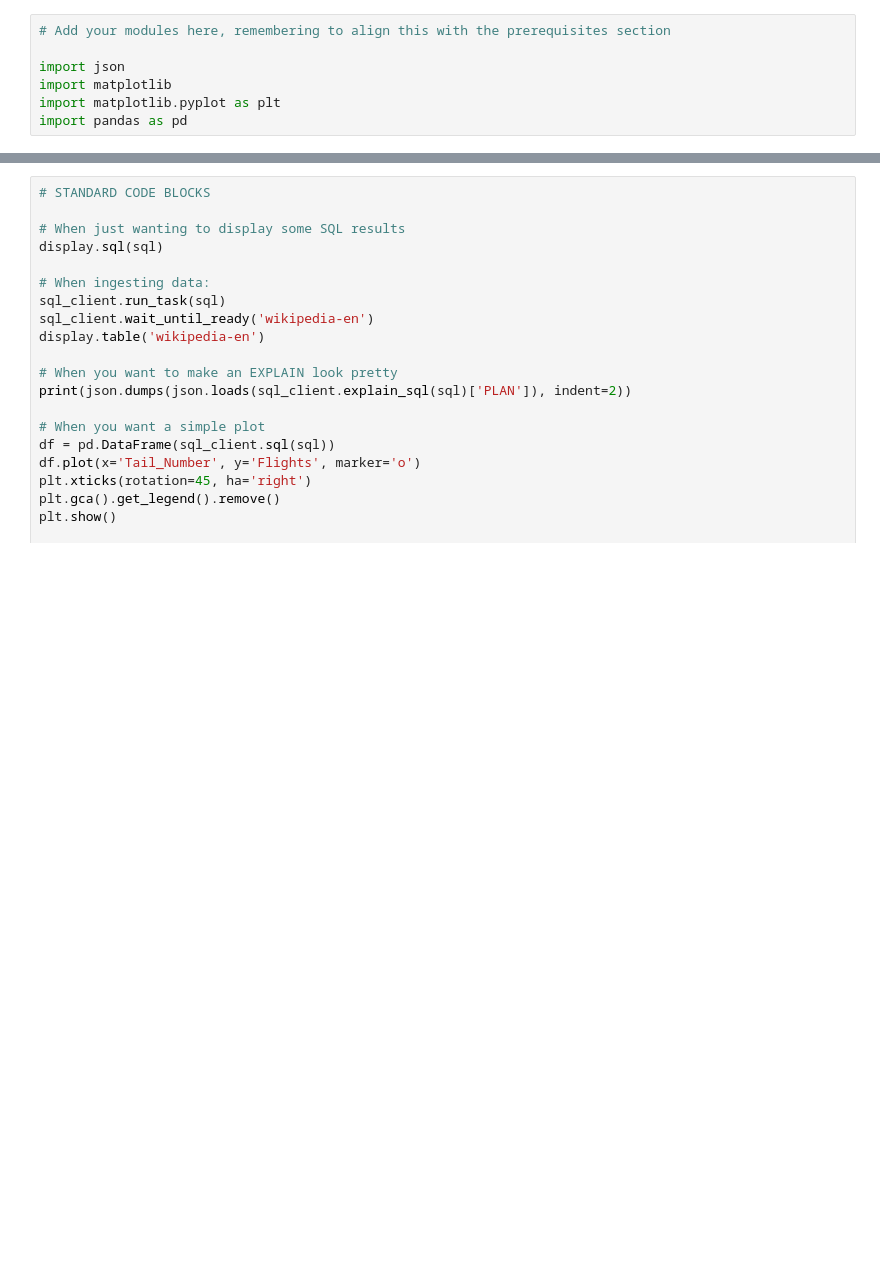
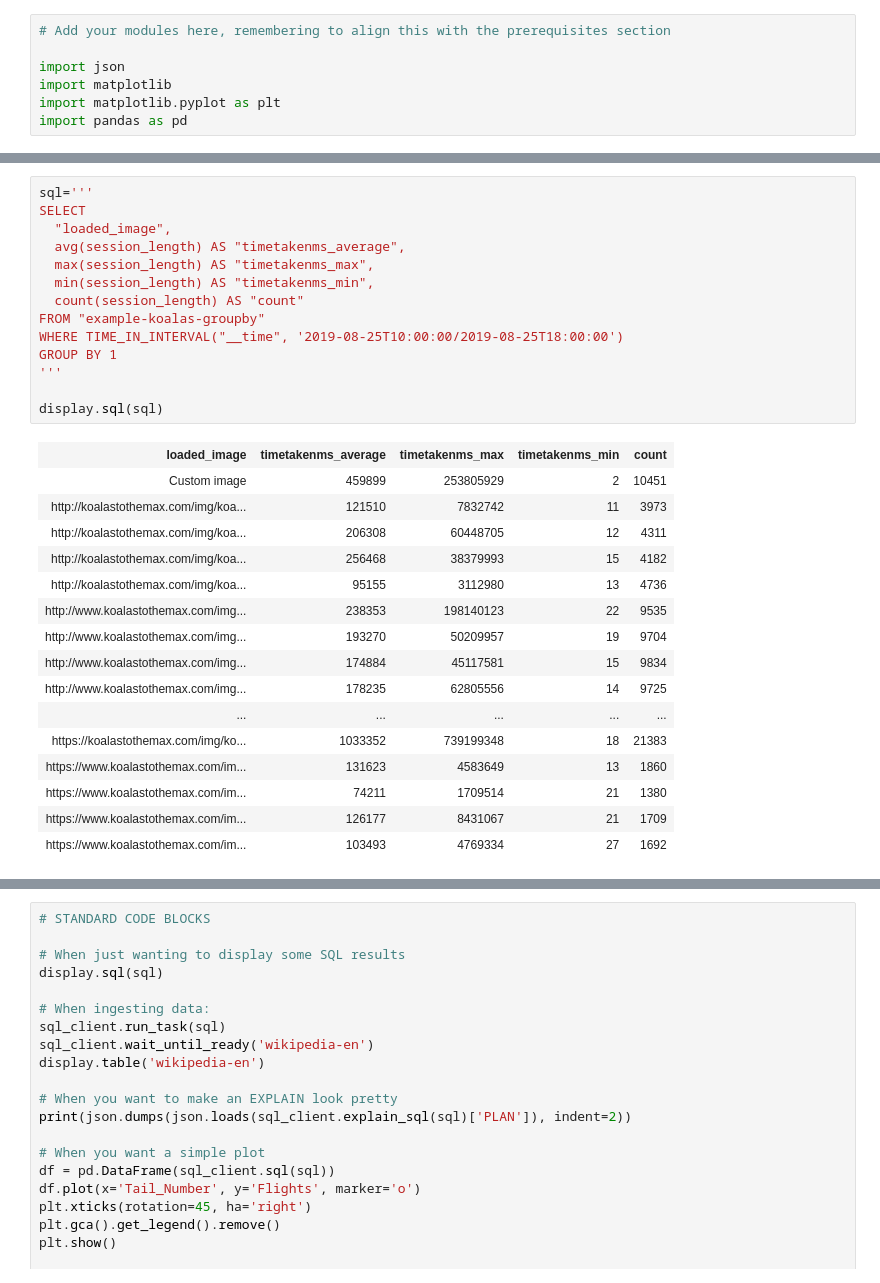
Before and after one commit to implydata/learn-druid, a Jupyter notebook: notebooks/03-query/03-groupby.ipynb, the cells around one changed output, grey strips where cells are left out. Cells and saved outputs as stored; diff of their text form; blank space fills up the shorter version.

```diff
--- a/notebooks/03-query/03-groupby.ipynb
+++ b/notebooks/03-query/03-groupby.ipynb
@@ -129,0 +198,31 @@ import pandas as pd
+# %%
+sql='''
+SELECT
+  "loaded_image",
+  avg(session_length) AS "timetakenms_average",
+  max(session_length) AS "timetakenms_max",
+  min(session_length) AS "timetakenms_min",
+  count(session_length) AS "count"
+FROM "example-koalas-groupby"
+WHERE TIME_IN_INTERVAL("__time", '2019-08-25T10:00:00/2019-08-25T18:00:00')
+GROUP BY 1
+'''
+
+display.sql(sql)
+# %% [output]
+| loaded_image | timetakenms_average | timetakenms_max | timetakenms_min | count |
+| Custom image | 459899 | 253805929 | 2 | 10451 |
+| http://koalastothemax.com/img/koa... | 121510 | 7832742 | 11 | 3973 |
+| http://koalastothemax.com/img/koa... | 206308 | 60448705 | 12 | 4311 |
+| http://koalastothemax.com/img/koa... | 256468 | 38379993 | 15 | 4182 |
+| http://koalastothemax.com/img/koa... | 95155 | 3112980 | 13 | 4736 |
+| http://www.koalastothemax.com/img... | 238353 | 198140123 | 22 | 9535 |
+| http://www.koalastothemax.com/img... | 193270 | 50209957 | 19 | 9704 |
+| http://www.koalastothemax.com/img... | 174884 | 45117581 | 15 | 9834 |
+| http://www.koalastothemax.com/img... | 178235 | 62805556 | 14 | 9725 |
+| ... | ... | ... | ... | ... |
+| https://koalastothemax.com/img/ko... | 1033352 | 739199348 | 18 | 21383 |
+| https://www.koalastothemax.com/im... | 131623 | 4583649 | 13 | 1860 |
+| https://www.koalastothemax.com/im... | 74211 | 1709514 | 21 | 1380 |
+| https://www.koalastothemax.com/im... | 126177 | 8431067 | 21 | 1709 |
+| https://www.koalastothemax.com/im... | 103493 | 4769334 | 27 | 1692 |
```
Also changed, not shown: parts of 28 cells of this notebook.
